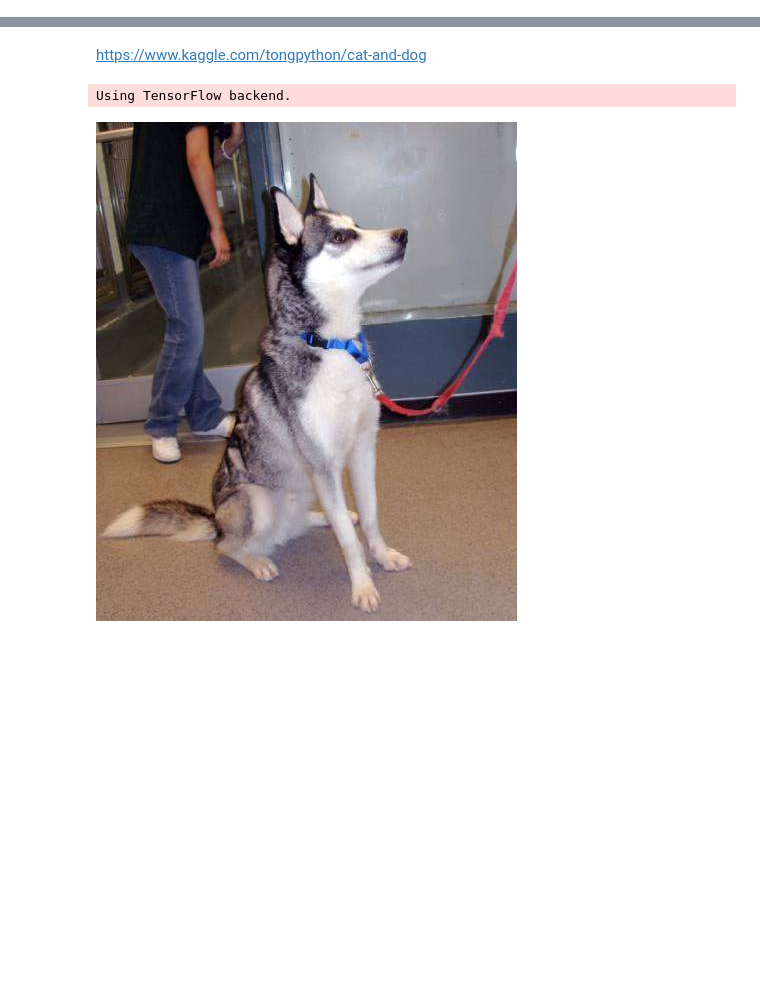
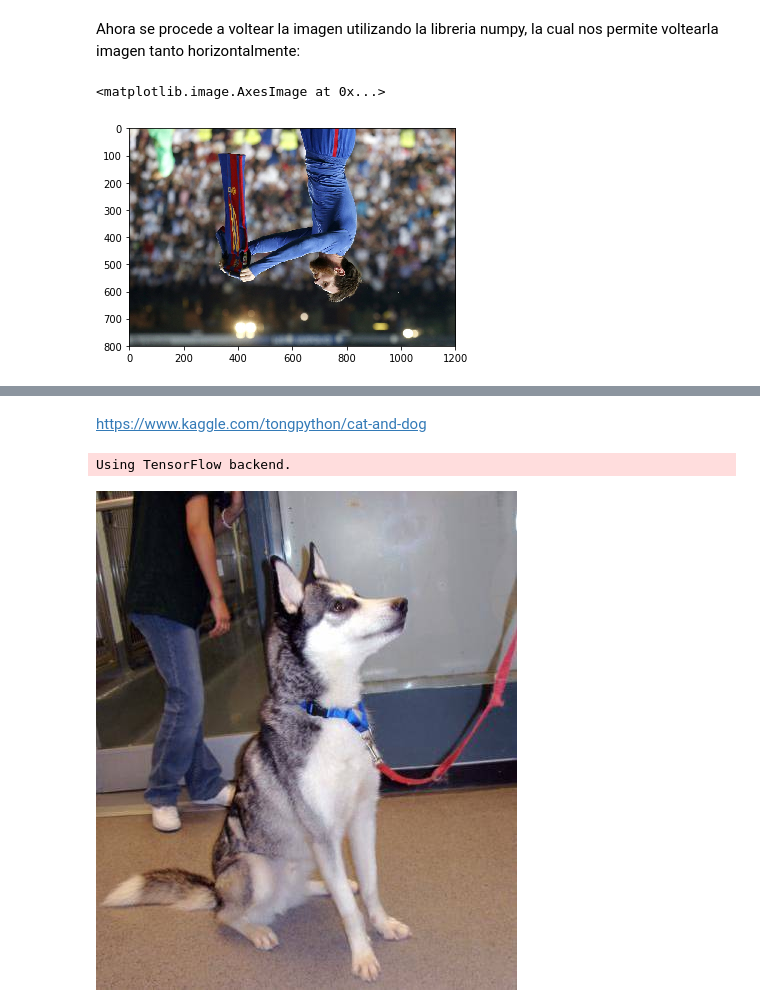
Before and after one commit to Boris94cr/Reconocimiento-de-Patrones, a Jupyter notebook: Inv-Corta-3/Inv-Corta-3.ipynb, the cells around one changed output, grey strips where cells are left out. Cells and saved outputs as stored; diff of their text form; code cells hidden in the pictures; blank space fills up the shorter version.

```diff
--- a/Inv-Corta-3/Inv-Corta-3.ipynb
+++ b/Inv-Corta-3/Inv-Corta-3.ipynb
@@ -0,0 +27,10 @@
+# %% [markdown]
+Ahora se procede a voltear la imagen utilizando la libreria numpy, la cual nos permite voltearla imagen tanto horizontalmente:
+# %%
+import numpy as np
+
+imgFlip = np.flipud(plotImg)
+plot.imshow(imgFlip)
+# %% [output]
+<matplotlib.image.AxesImage at 0x...>
+[figure, added]
```
Also changed, not shown: parts of 38 cells of this notebook, 1 other file.
